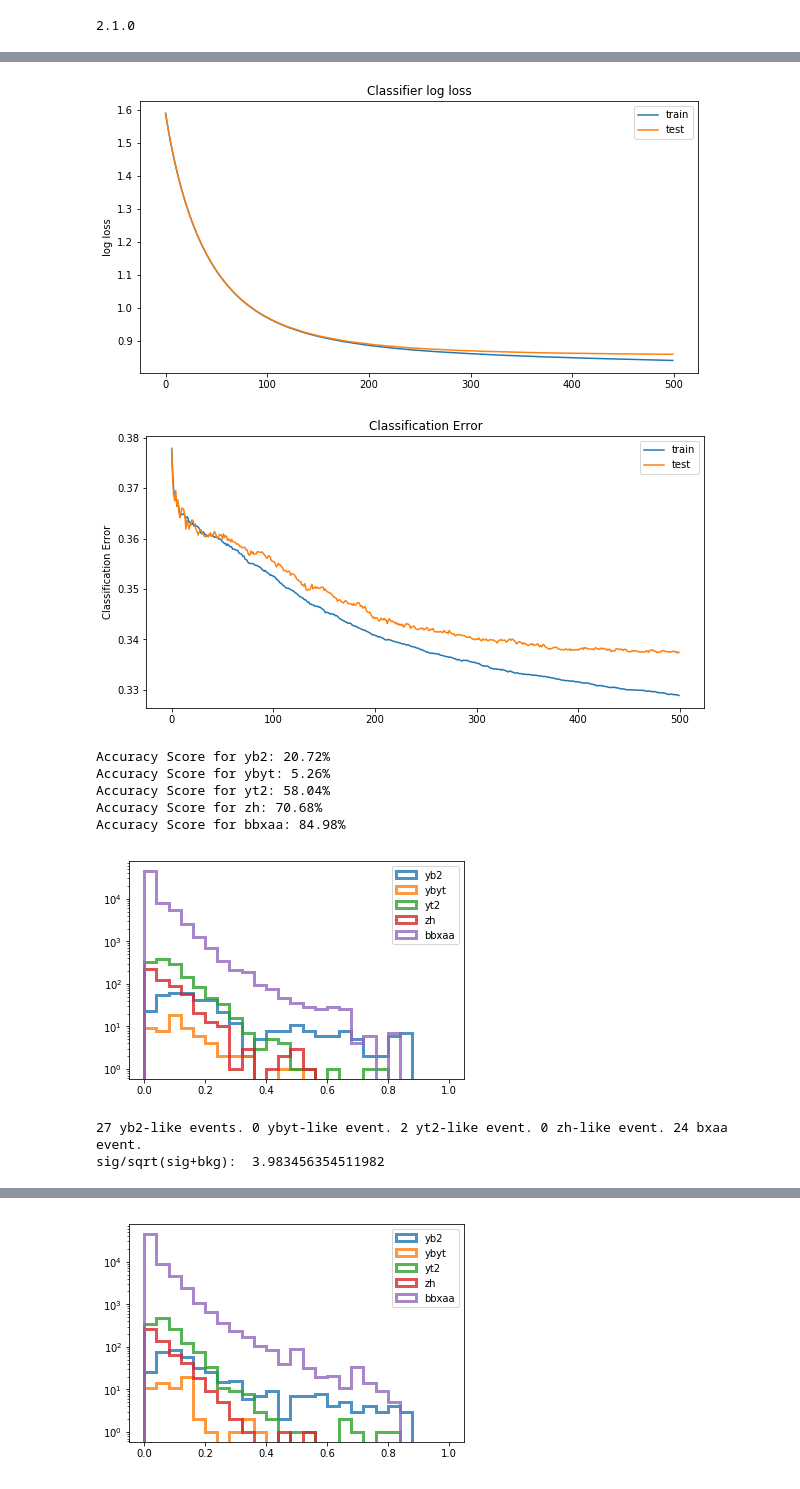
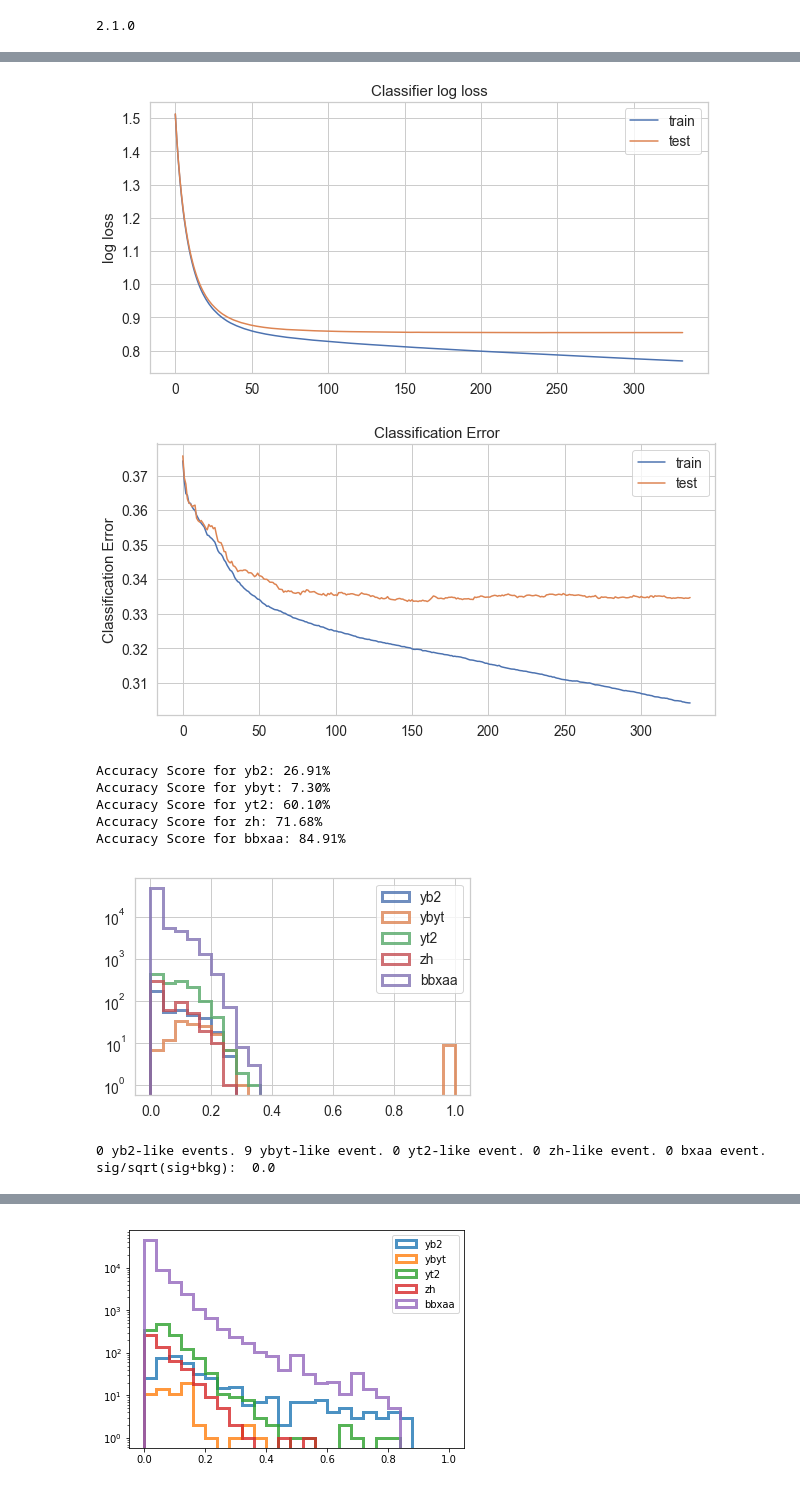
Before and after one commit to talismanbrandi/bbh-NLO, a Jupyter notebook: bbh-BDT/hbb-BDT-DNN-multiclass-bg-2b.ipynb, the cells around one changed output, grey strips where cells are left out. Saved outputs shown, nothing was run; the diff lists cells and outputs as text; code cells hidden in the pictures.

```diff
--- a/bbh-BDT/hbb-BDT-DNN-multiclass-bg-2b.ipynb
+++ b/bbh-BDT/hbb-BDT-DNN-multiclass-bg-2b.ipynb
@@ -17,10 +17,11 @@ from matplotlib.colors import LogNorm
 
 os.environ["CUDA_VISIBLE_DEVICES"] = '1,2,3'
 os.environ['TF_CPP_MIN_LOG_LEVEL'] = '1'
-os.environ['OMP_NUM_THREADS'] = 6
+os.environ['OMP_NUM_THREADS'] = '6'
 tf.config.threading.set_intra_op_parallelism_threads(6)
 tf.config.threading.set_inter_op_parallelism_threads(6)
 print(tf.__version__)
+sns.set(font_scale=1.25, style='whitegrid')
 # %% [output]
 2.1.0
 # %%
@@ -28,12 +29,12 @@ def fileparser(path, dlist):
     df = pd.read_csv(path)
     df.drop(columns=dlist, inplace=True)
     n = len(df)
-    weight = int(round(np.mean(df.pop('weight').to_numpy()) * 3 * 1e6 * n))
+    weight = int(round(np.mean(np.abs(df.pop('weight').to_numpy())) * 3 * 1e6 * n))
     df_test = df.sample(frac=0.2).reset_index(drop=True)
     df.drop(df_test.index, inplace=True)
     return df, df_test, weight
 # %%
-dlist = ['etab2', 'etaaa', 'dphibb', 'etaa2', 'etab1', 'etaa1']
+dlist = ['etab2', 'etaaa', 'dphibb', 'etaa2', 'etab1', 'etaa1', 'nbjet']
 df_yb2, df_yb2_test, weight_yb2 = fileparser("ROOT/gencut_set4/yb2.csv", dlist)
 df_ybyt, df_ybyt_test, weight_ybyt = fileparser("ROOT/gencut_set4/ybyt.csv", dlist)
 df_yt2, df_yt2_test, weight_yt2 = fileparser("ROOT/gencut_set4/yt2.csv", dlist)
@@ -57,10 +58,10 @@ def runBDT(df, rf=False):
     """ Fit the decision tree
     """
     if rf: classifier = ensemble.RandomForestClassifier(max_depth=5, n_estimators=10, criterion='gini')
-    else: classifier = xgb.XGBClassifier(max_depth=5, learning_rate=0.02, objective='multi:softprob', num_class=nchannels,
-                                         nthread=6, subsample=0.2, colsample_bytree=1, n_estimators=500)
+    else: classifier = xgb.XGBClassifier(max_depth=5, learning_rate=0.1, objective='multi:softprob', num_class=nchannels,
+                                         nthread=6, subsample=0.8, colsample_bytree=1, n_estimators=750)
 
-    classifier = classifier.fit(x_train, y_train, early_stopping_rounds=50, eval_set=eval_set,
+    classifier = classifier.fit(x_train, y_train, early_stopping_rounds=100, eval_set=eval_set,
                                 eval_metric=["merror", "mlogloss"], verbose=False)
 
     """ Predictions
@@ -106,59 +107,59 @@ plt.ylabel('Classification Error')
 plt.title('Classification Error')
 plt.show()
 # %% [output]
-[figure, old version]
+[figure, new version]
-[figure, old version]
+[figure, new version]
 # %%
-disc = 4
+disc = 3
 yb2_pred = pd.DataFrame(classifier.predict_proba(df_yb2_test.drop(columns=['class']).values)[:,disc])
 print('Accuracy Score for yb2: {:4.2f}% '.format(100*metrics.accuracy_score(df_yb2_test['class'].values, classifier.predict(df_yb2_test.drop(columns=['class']).values))))
 
 ybyt_pred = pd.DataFrame(classifier.predict_proba(df_ybyt_test.drop(columns=['class']).values)[:,disc])
 print('Accuracy Score for ybyt: {:4.2f}% '.format(100*metrics.accuracy_score(df_ybyt_test['class'].values, classifier.predict(df_ybyt_test.drop(columns=['class']).values))))
 
 yt2_pred = pd.DataFrame(classifier.predict_proba(df_yt2_test.drop(columns=['class']).values)[:,disc])
 print('Accuracy Score for yt2: {:4.2f}% '.format(100*metrics.accuracy_score(df_yt2_test['class'].values, classifier.predict(df_yt2_test.drop(columns=['class']).values))))
 
 zh_pred = pd.DataFrame(classifier.predict_proba(df_zh_test.drop(columns=['class']).values)[:,disc])
 print('Accuracy Score for zh: {:4.2f}% '.format(100*metrics.accuracy_score(df_zh_test['class'].values, classifier.predict(df_zh_test.drop(columns=['class']).values))))
 
 bbxaa_pred = pd.DataFrame(classifier.predict_proba(df_bbxaa_test.drop(columns=['class']).values)[:,disc])
 print('Accuracy Score for bbxaa: {:4.2f}% '.format(100*metrics.accuracy_score(df_bbxaa_test['class'].values, classifier.predict(df_bbxaa_test.drop(columns=['class']).values))))
 
 yb2_pred = yb2_pred.sample(n=round(weight_yb2*1.5), replace=True).reset_index(drop=True)
-ybyt_pred = ybyt_pred.sample(n=round(-weight_ybyt*1.9), replace=True).reset_index(drop=True)
+ybyt_pred = ybyt_pred.sample(n=round(weight_ybyt*1.9), replace=True).reset_index(drop=True)
 yt2_pred = yt2_pred.sample(n=round(weight_yt2*2.5), replace=True).reset_index(drop=True)
 zh_pred = zh_pred.sample(n=round(weight_zh*1.93), replace=True).reset_index(drop=True)
 bbxaa_pred = bbxaa_pred.sample(n=round(weight_bbxaa*1.5), replace=True).reset_index(drop=True)
 
 sns.distplot(yb2_pred, kde=False, bins=np.arange(0, 1 + 0.04, 0.04), hist_kws={'alpha': 0.8, 'histtype': 'step', 'linewidth': 3}, label='yb2')
 sns.distplot(ybyt_pred, kde=False, bins=np.arange(0, 1 + 0.04, 0.04), hist_kws={'alpha': 0.8, 'histtype': 'step', 'linewidth': 3}, label='ybyt')
 sns.distplot(yt2_pred, kde=False, bins=np.arange(0, 1 + 0.04, 0.04), hist_kws={'alpha': 0.8, 'histtype': 'step', 'linewidth': 3}, label='yt2')
 sns.distplot(zh_pred, kde=False, bins=np.arange(0, 1 + 0.04, 0.04), hist_kws={'alpha': 0.8, 'histtype': 'step', 'linewidth': 3}, label='zh')
 sns.distplot(bbxaa_pred, kde=False, bins=np.arange(0, 1 + 0.04, 0.04), hist_kws={'alpha': 0.8, 'histtype': 'step', 'linewidth': 3}, label='bbxaa')
 plt.legend()
 plt.yscale('log')
 # %% [output]
-Accuracy Score for yb2: 20.72%
-Accuracy Score for ybyt: 5.26%
-Accuracy Score for yt2: 58.04%
-Accuracy Score for zh: 70.68%
-Accuracy Score for bbxaa: 84.98%
+Accuracy Score for yb2: 26.91%
+Accuracy Score for ybyt: 7.30%
+Accuracy Score for yt2: 60.10%
+Accuracy Score for zh: 71.68%
+Accuracy Score for bbxaa: 84.91%
-[figure, old version]
+[figure, new version]
 # %%
-cut = 0.65
+cut = 0.6
 bdt_n_yb2 = yb2_pred.loc[yb2_pred.iloc[:,-1] > cut].shape[0]
 bdt_n_ybyt = ybyt_pred.loc[ybyt_pred.iloc[:,-1] > cut].shape[0]
 bdt_n_yt2 = yt2_pred.loc[yt2_pred.iloc[:,-1] > cut].shape[0]
 bdt_n_zh = zh_pred.loc[zh_pred.iloc[:,-1] > cut].shape[0]
 bdt_n_bbxaa = bbxaa_pred.loc[bbxaa_pred.iloc[:,-1] > cut].shape[0]
-sig = (bdt_n_yb2 - bdt_n_ybyt + bdt_n_yt2)/m.sqrt(bdt_n_yb2 + bdt_n_ybyt + bdt_n_yt2 + bdt_n_zh + bdt_n_bbxaa)
+sig = (bdt_n_yb2)/m.sqrt(bdt_n_yb2 + bdt_n_ybyt + bdt_n_yt2 + bdt_n_zh + bdt_n_bbxaa)
 print(bdt_n_yb2, "yb2-like events.", bdt_n_ybyt, "ybyt-like event.", bdt_n_yt2,
       "yt2-like event.", bdt_n_zh, "zh-like event.", bdt_n_bbxaa, "bxaa event.")
 print("sig/sqrt(sig+bkg): ", sig)
 # %% [output]
-27 yb2-like events. 0 ybyt-like event. 2 yt2-like event. 0 zh-like event. 24 bxaa event.
-sig/sqrt(sig+bkg):  3.983456354511982
+0 yb2-like events. 9 ybyt-like event. 0 yt2-like event. 0 zh-like event. 0 bxaa event.
+sig/sqrt(sig+bkg):  0.0
 # %%
 class PrintDots(Callback):
     """ Print dots to monitor the progress of the fit
```
Also changed, not shown: parts of 1 cell of this notebook, 6 other files.
